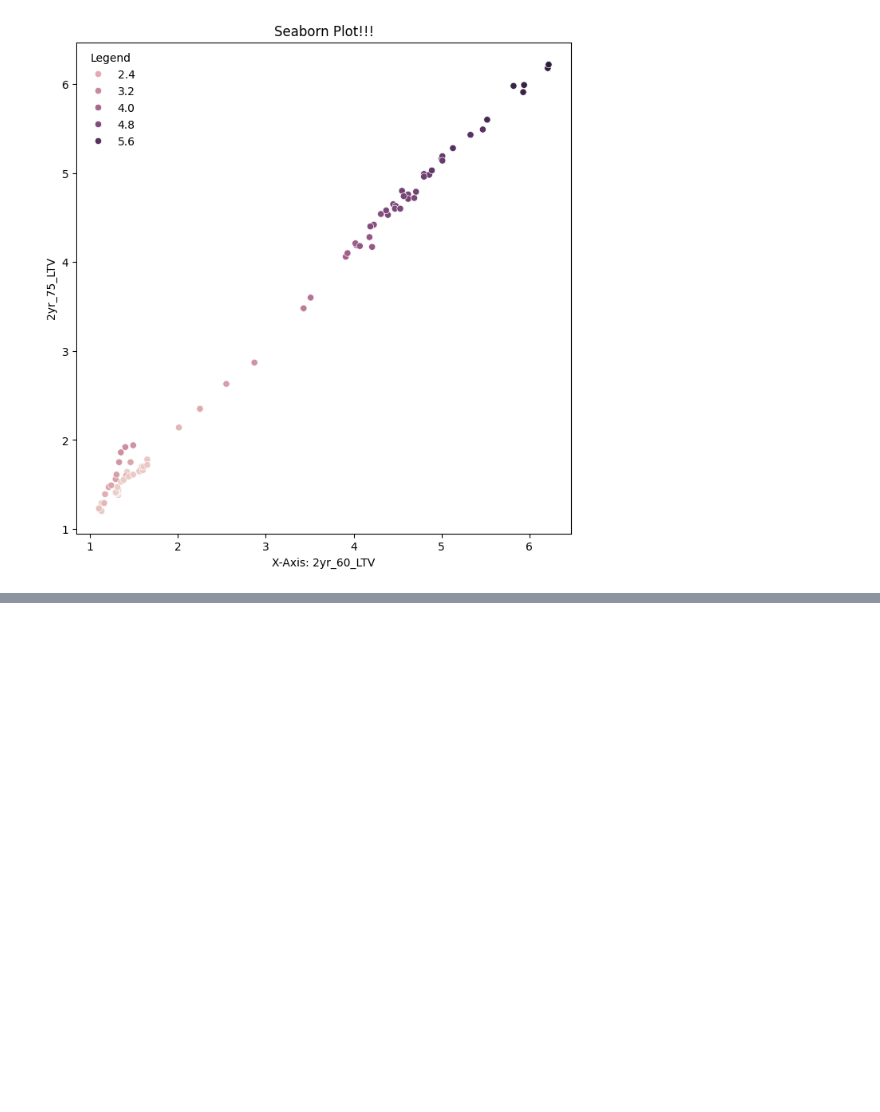
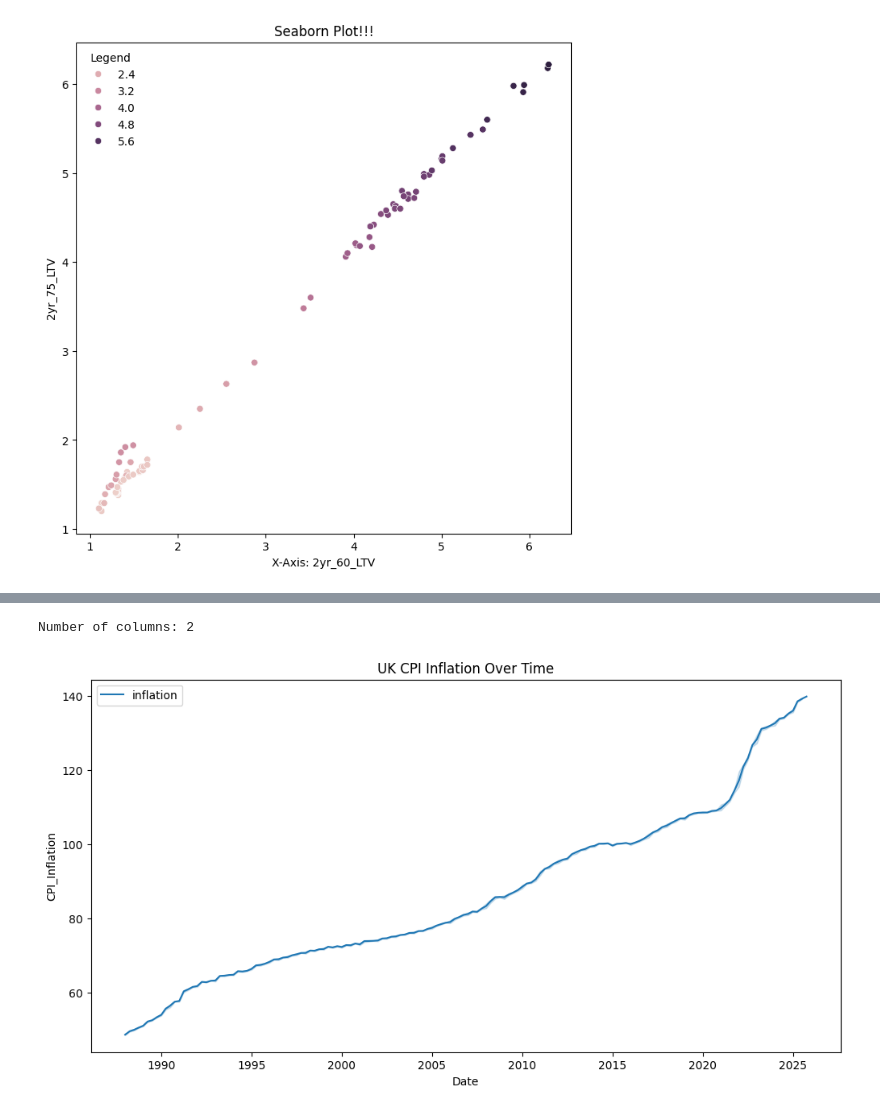
Before and after one commit to funmiafola/VSCode1, a Jupyter notebook: testProject.ipynb, the cells around one changed output, grey strips where cells are left out. Saved outputs shown, nothing was run; the diff lists cells and outputs as text; code cells hidden in the pictures; blank space fills up the shorter version.

Commit message:
Testing the inflation file

```diff
--- a/testProject.ipynb
+++ b/testProject.ipynb
@@ -185,3 +185,10 @@ plt.show()
 # %%
 sns.pairplot(data=boe_rate )
 plt.show()
+# %%
+import pandas as pd
+
+cpi = pd.read_csv(r"\\talktalk\redirectedfolders\F.Afolabi\Documents\VSCode1\inflation.csv")
+cpi.columns = ['Date', 'CPI_Inflation']
+print(cpi.head())
+cpi.info()
@@ -187,0 +223,27 @@ plt.show()
+# %%
+print(f"Number of columns: {cpi.shape[1]}")
+# %% [output]
+Number of columns: 2
+# %%
+cpi['Date'] = cpi['Date'].astype(str)
+cpi['Date'] = cpi['Date'].str.replace(' Q', '-Q')
+cpi['Date'] = pd.PeriodIndex(cpi['Date'], freq='Q').to_timestamp()
+# %%
+import pandas as pd
+import numpy as np
+import matplotlib.pyplot as plt
+import seaborn as sns
+import requests
+
+
+
+
+plt.figure(figsize=(12,6))
+sns.lineplot(data=cpi, x='Date', y='CPI_Inflation', label='inflation')
+plt.title("UK CPI Inflation Over Time")
+plt.xlabel("Date")
+plt.ylabel("CPI_Inflation")
+plt.legend()
+plt.show()
+# %% [output]
+[figure, added]
```
Also changed, not shown: parts of 3 cells of this notebook, 2 other files.
